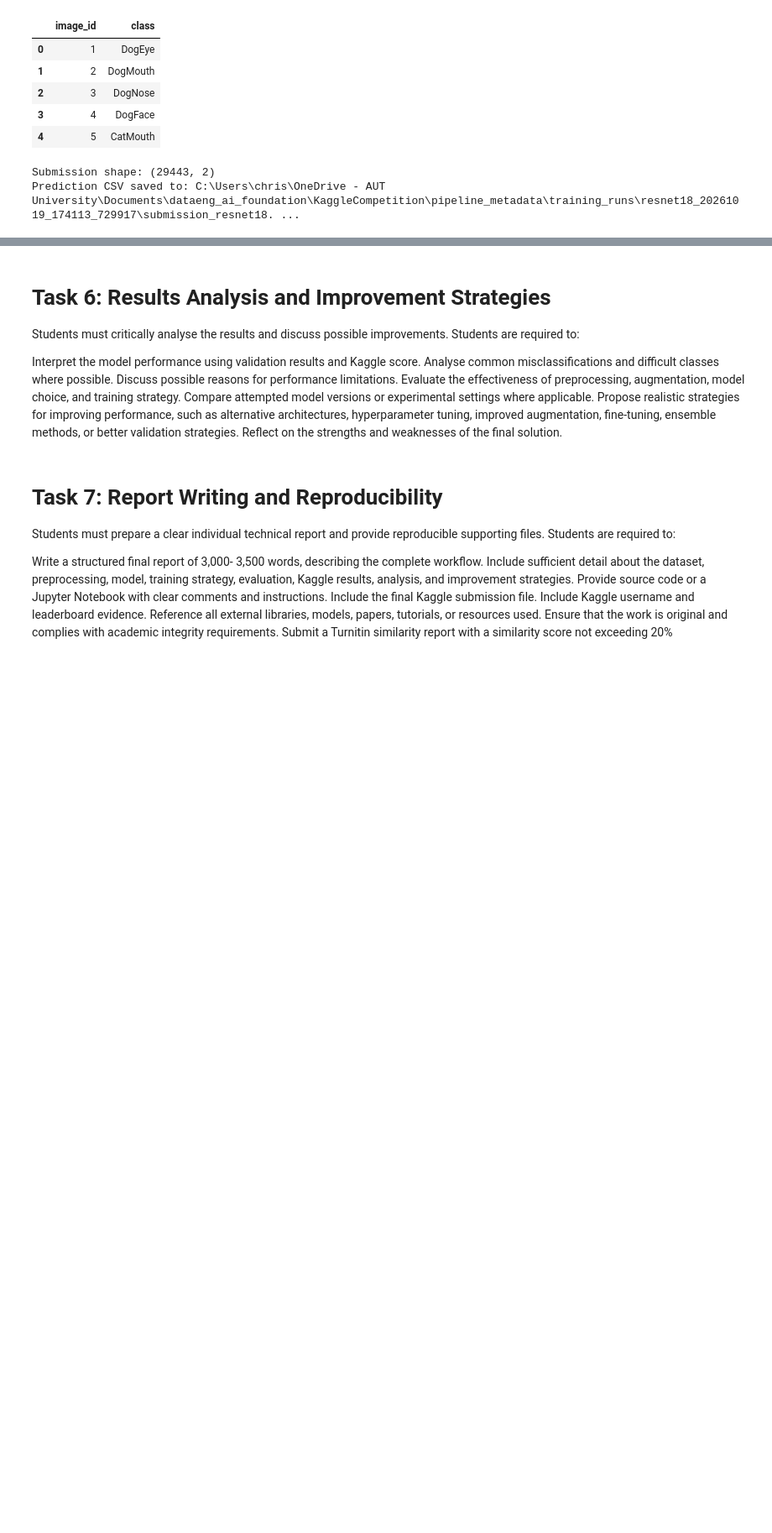
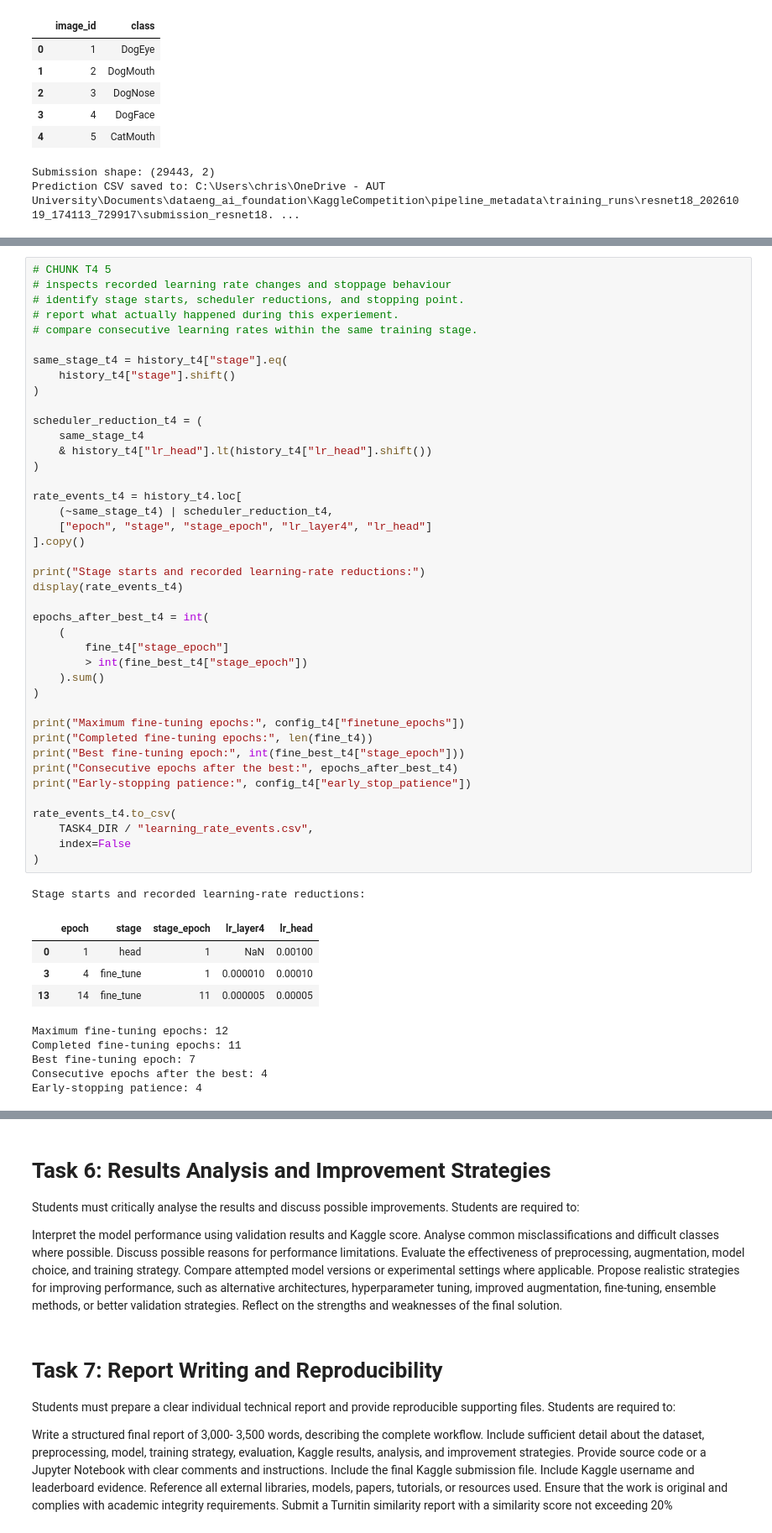
Before and after one commit to ChrisJHM6446/ENGE707_KaggleCompetition, a Jupyter notebook: KaggleComp_Main/Main.ipynb, the cells around one changed output, grey strips where cells are left out. Shown at 84% size. Saved outputs shown, nothing was run; the diff lists cells and outputs as text; blank space fills up the shorter version.

```diff
--- a/KaggleComp_Main/Main.ipynb
+++ b/KaggleComp_Main/Main.ipynb
@@ -2600,0 +2923,52 @@ Justify any changes made to the model or training strategy
+# %%
+# CHUNK T4 5
+# inspects recorded learning rate changes and stoppage behaviour
+# identify stage starts, scheduler reductions, and stopping point.
+# report what actually happened during this experiement.
+# compare consecutive learning rates within the same training stage.
+
+same_stage_t4 = history_t4["stage"].eq(
+    history_t4["stage"].shift()
+)
+
+scheduler_reduction_t4 = (
+    same_stage_t4
+    & history_t4["lr_head"].lt(history_t4["lr_head"].shift())
+)
+
+rate_events_t4 = history_t4.loc[
+    (~same_stage_t4) | scheduler_reduction_t4,
+    ["epoch", "stage", "stage_epoch", "lr_layer4", "lr_head"]
+].copy()
+
+print("Stage starts and recorded learning-rate reductions:")
+display(rate_events_t4)
+
+epochs_after_best_t4 = int(
+    (
+        fine_t4["stage_epoch"]
+        > int(fine_best_t4["stage_epoch"])
+    ).sum()
+)
+
+print("Maximum fine-tuning epochs:", config_t4["finetune_epochs"])
+print("Completed fine-tuning epochs:", len(fine_t4))
+print("Best fine-tuning epoch:", int(fine_best_t4["stage_epoch"]))
+print("Consecutive epochs after the best:", epochs_after_best_t4)
+print("Early-stopping patience:", config_t4["early_stop_patience"])
+
+rate_events_t4.to_csv(
+    TASK4_DIR / "learning_rate_events.csv",
+    index=False
+)
+# %% [output]
+Stage starts and recorded learning-rate reductions:
+|  | epoch | stage | stage_epoch | lr_layer4 | lr_head |
+| 0 | 1 | head | 1 | NaN | 0.00100 |
+| 3 | 4 | fine_tune | 1 | 0.000010 | 0.00010 |
+| 13 | 14 | fine_tune | 11 | 0.000005 | 0.00005 |
+Maximum fine-tuning epochs: 12
+Completed fine-tuning epochs: 11
+Best fine-tuning epoch: 7
+Consecutive epochs after the best: 4
+Early-stopping patience: 4
```
Also changed, not shown: parts of 20 cells of this notebook, 4 other files.
